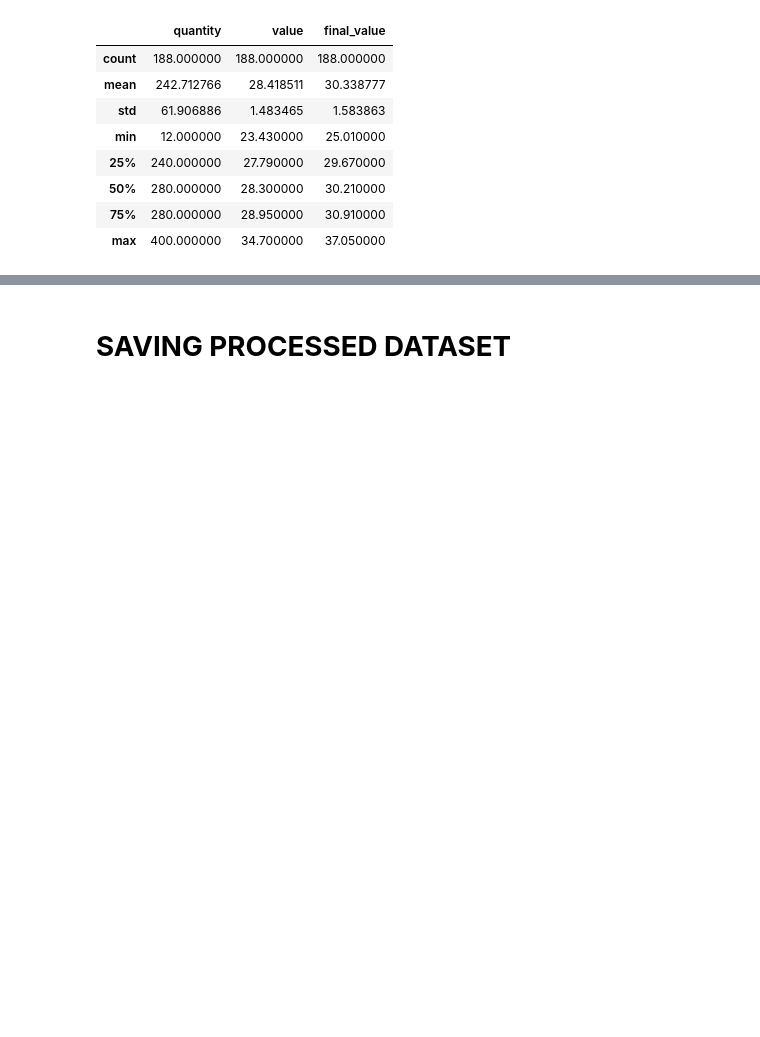
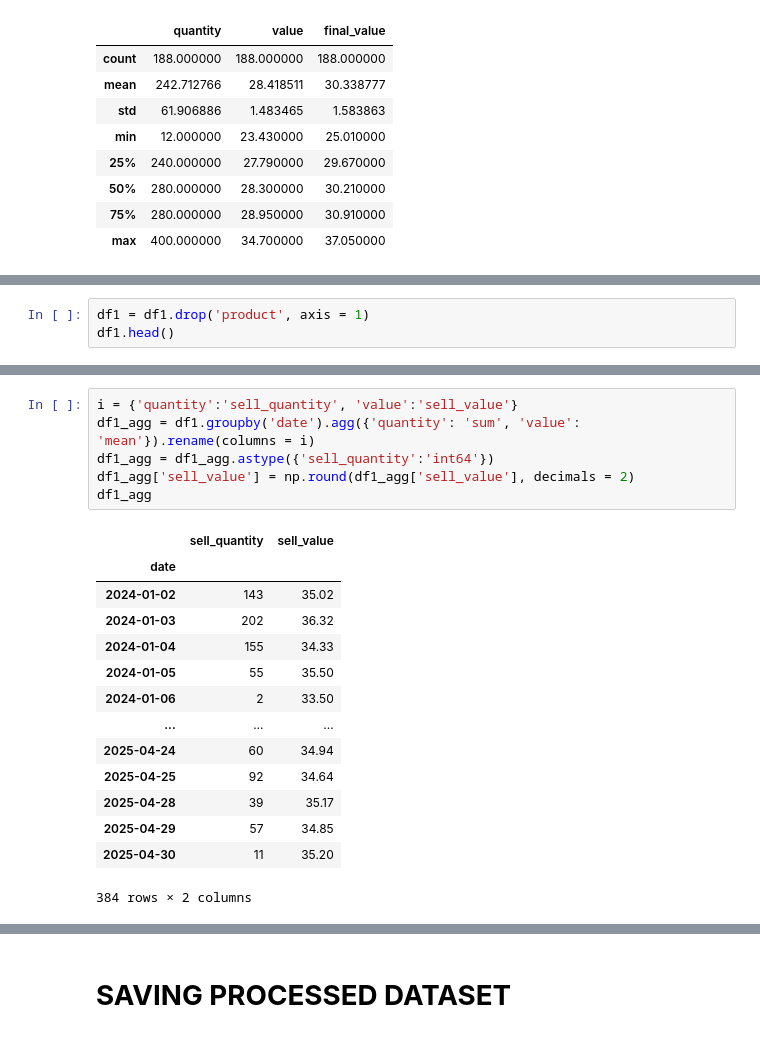
Before and after one commit to fabiogaldinho/Dynamic-Pricing, a Jupyter notebook: notebooks/01_Data_Cleaning.ipynb, the cells around one changed output, grey strips where cells are left out. Cells and saved outputs as stored; diff of their text form; blank space fills up the shorter version.

```diff
--- a/notebooks/01_Data_Cleaning.ipynb
+++ b/notebooks/01_Data_Cleaning.ipynb
@@ -334,0 +339,3 @@ df2.describe(include = ['float', 'int'])
+# %%
+df1 = df1.drop('product', axis = 1)
+df1.head()
@@ -334,0 +349,21 @@ df2.describe(include = ['float', 'int'])
+# %%
+i = {'quantity':'sell_quantity', 'value':'sell_value'}
+df1_agg = df1.groupby('date').agg({'quantity': 'sum', 'value': 'mean'}).rename(columns = i)
+df1_agg = df1_agg.astype({'sell_quantity':'int64'})
+df1_agg['sell_value'] = np.round(df1_agg['sell_value'], decimals = 2)
+df1_agg
+# %% [output]
+|  | sell_quantity | sell_value |
+| date |  |  |
+| 2024-01-02 | 143 | 35.02 |
+| 2024-01-03 | 202 | 36.32 |
+| 2024-01-04 | 155 | 34.33 |
+| 2024-01-05 | 55 | 35.50 |
+| 2024-01-06 | 2 | 33.50 |
+| ... | ... | ... |
+| 2025-04-24 | 60 | 34.94 |
+| 2025-04-25 | 92 | 34.64 |
+| 2025-04-28 | 39 | 35.17 |
+| 2025-04-29 | 57 | 34.85 |
+| 2025-04-30 | 11 | 35.20 |
+384 rows × 2 columns
```
Also changed, not shown: parts of 14 cells of this notebook, 2 other files.
